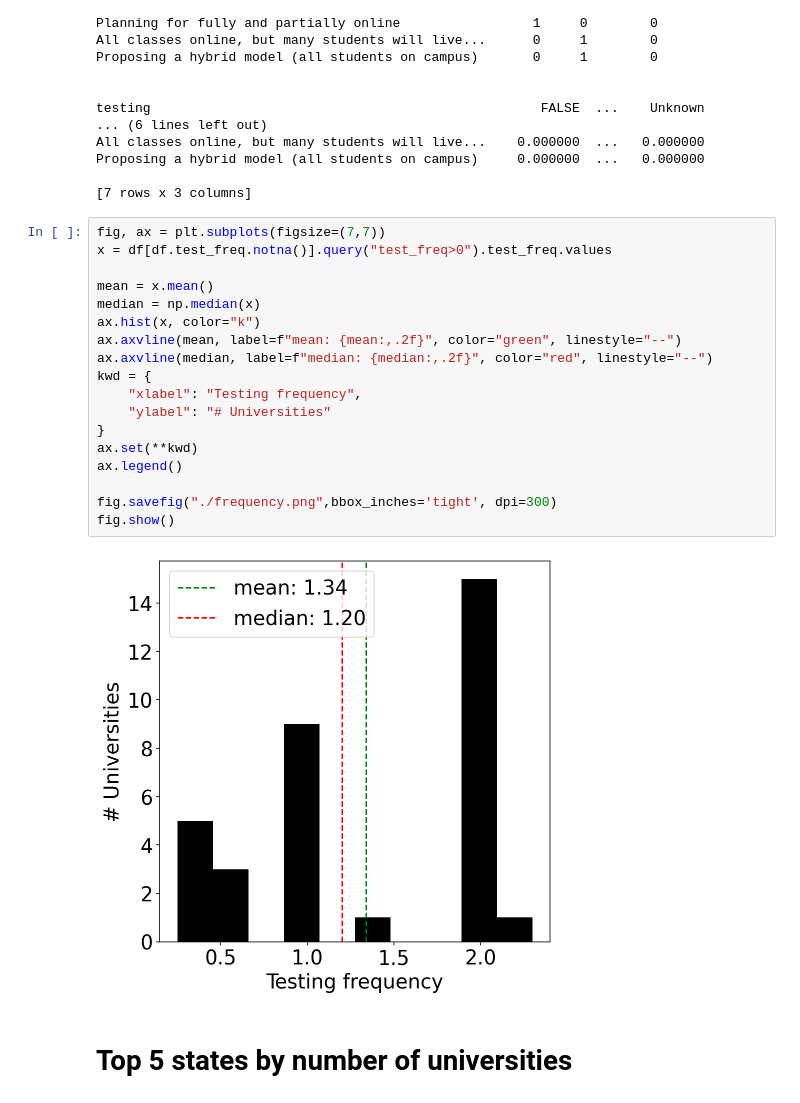
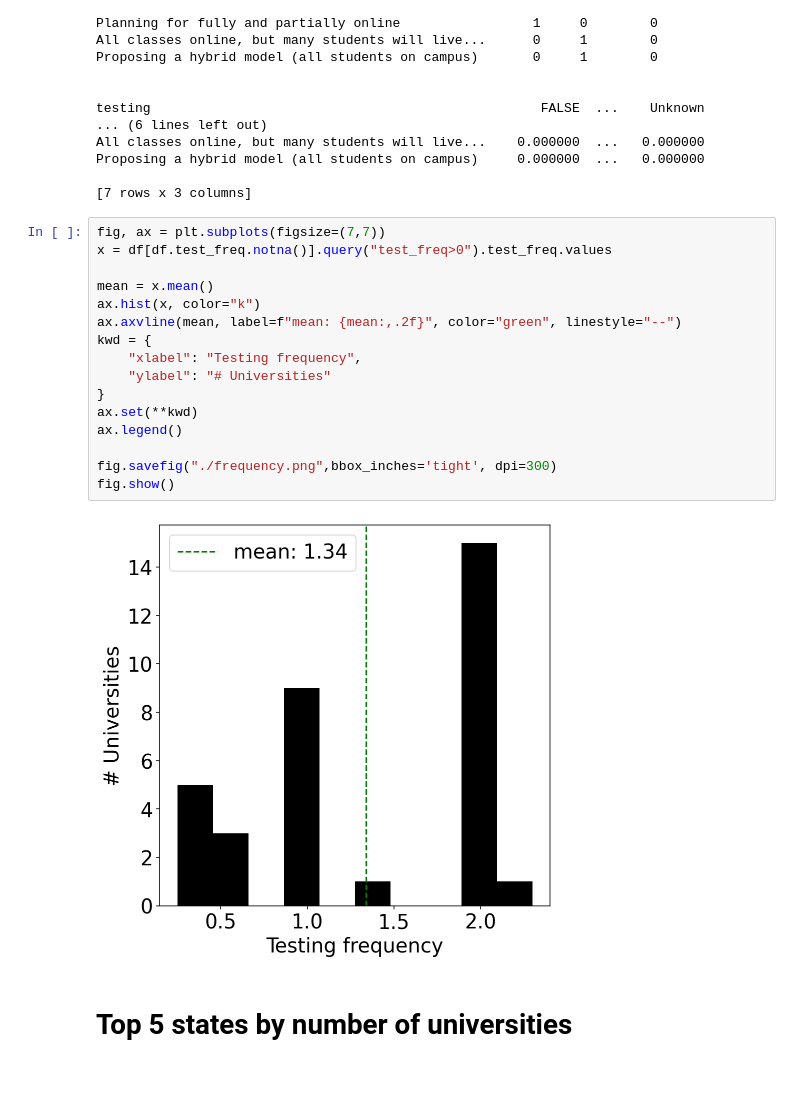
Before and after one commit to pachterlab/BTRBP_2020, a Jupyter notebook: notebooks/basic_stats.ipynb, the cells around one changed output. Cells and saved outputs as stored; diff of their text form.

```diff
--- a/notebooks/basic_stats.ipynb
+++ b/notebooks/basic_stats.ipynb
@@ -213,23 +213,21 @@ Proposing a hybrid model (all students on campus)     0.000000  ...   0.000000
 # %%
 fig, ax = plt.subplots(figsize=(7,7))
 x = df[df.test_freq.notna()].query("test_freq>0").test_freq.values
 
 mean = x.mean()
-median = np.median(x)
 ax.hist(x, color="k")
 ax.axvline(mean, label=f"mean: {mean:,.2f}", color="green", linestyle="--")
-ax.axvline(median, label=f"median: {median:,.2f}", color="red", linestyle="--")
 kwd = {
     "xlabel": "Testing frequency",
     "ylabel": "# Universities"
 }
 ax.set(**kwd)
 ax.legend()
 
 fig.savefig("./frequency.png",bbox_inches='tight', dpi=300)
 fig.show()
 # %% [output]
-[figure, old version]
+[figure, new version]
 # %% [markdown]
 # Top 5 states by number of universities
 # %%
```
